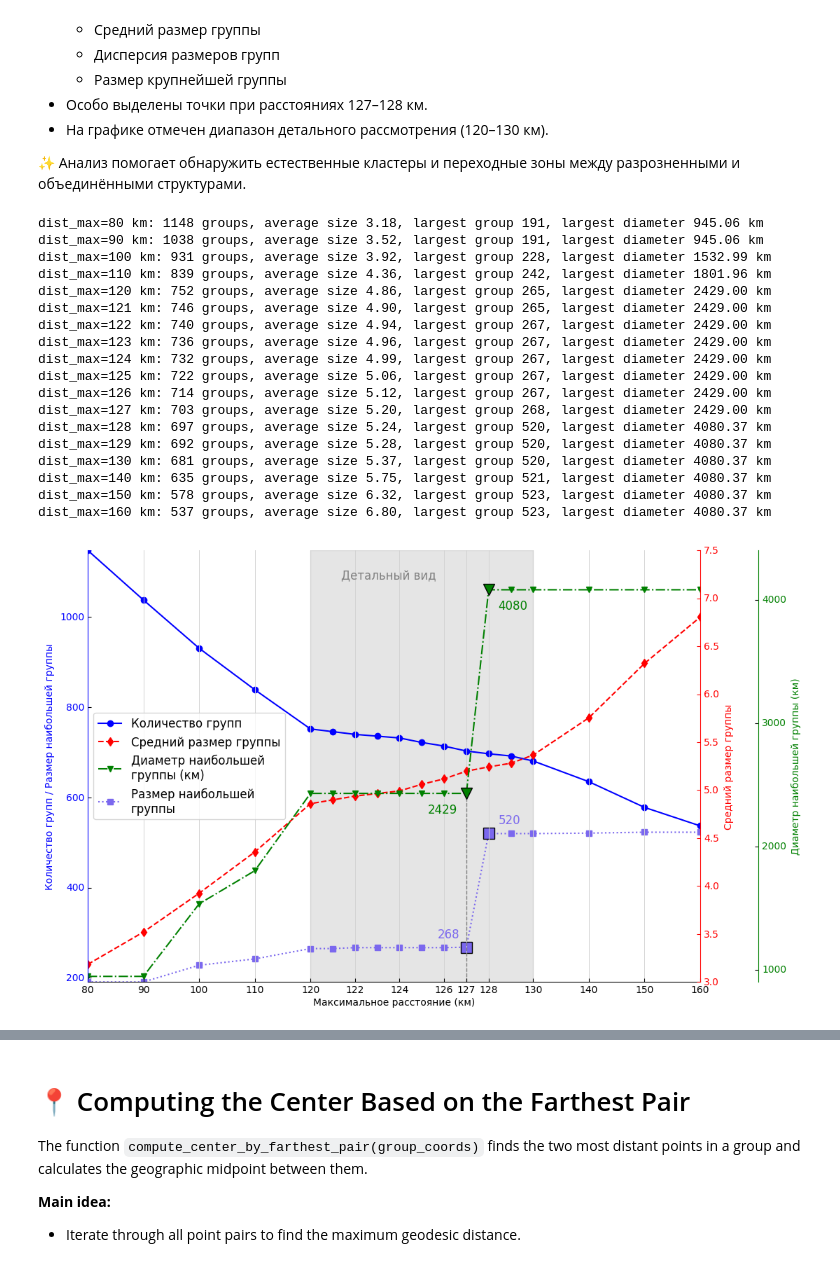
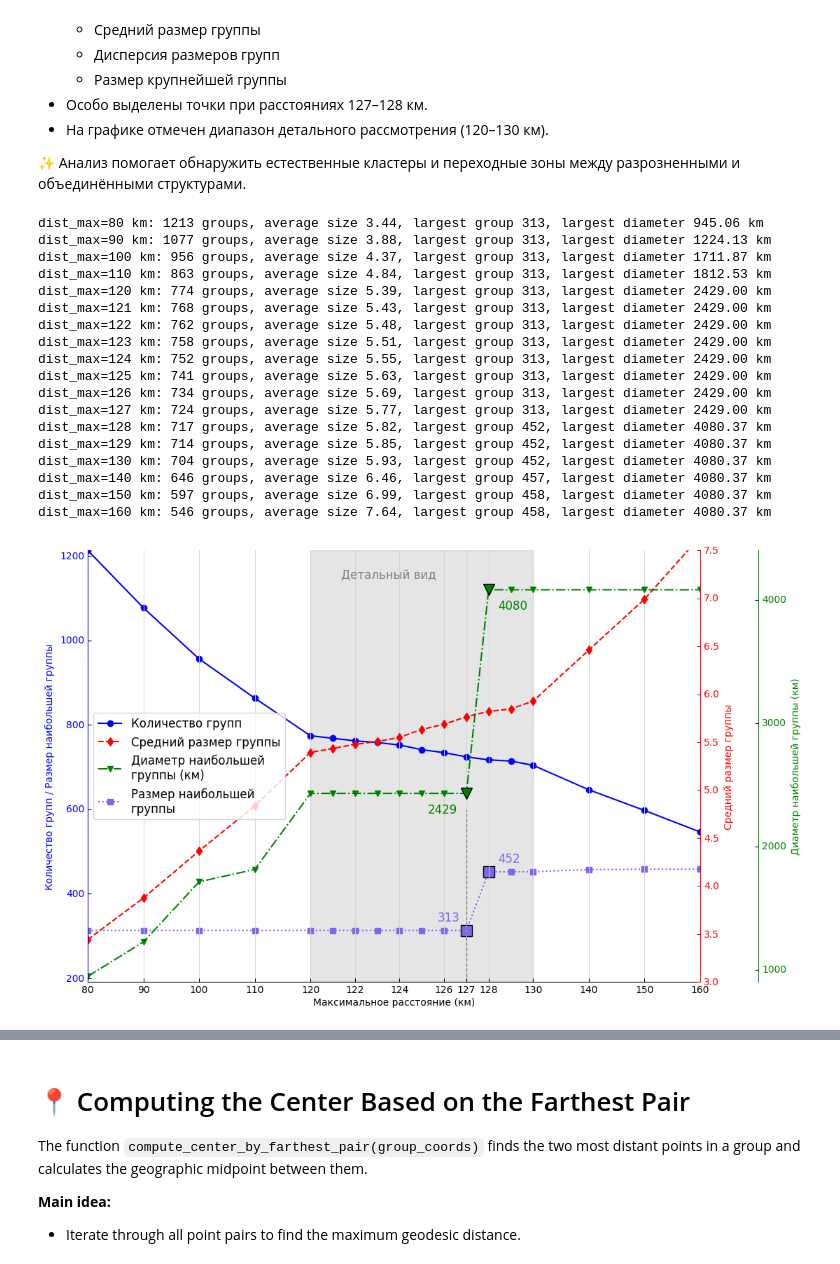
Before and after one commit to componavt/volcano_wikidata, a Jupyter notebook: src/volcano_earthquake_clustering.ipynb, the cells around one changed output, grey strips where cells are left out. Cells and saved outputs as stored; diff of their text form; code cells hidden in the pictures.

```diff
--- a/src/volcano_earthquake_clustering.ipynb
+++ b/src/volcano_earthquake_clustering.ipynb
@@ -19,8 +19,8 @@ For the program to work, you need two CSV files generated using SPARQL queries:
 # Input parameters
 LANGUAGE = 'ru'  # 'en' or 'ru'
 
-f_volcano = "volcanoes_2023.csv"
-f_earthquake = "earthquakes_2023.csv"
+f_volcano = "volcanoes_2025.csv"
+f_earthquake = "earthquakes_2025.csv"
 
 # --- Distance thresholds to explore ---
 # dist_max = 100  # maximum distance (km) between volcano and earthquake to draw a line
@@ -172,15 +172,15 @@ volcano_coords = []
 earthquake_coords = []
 
 # Read volcanoes
-with open("volcanoes_2023.csv", encoding='utf-8', newline='') as csvfile:
-    reader = csv.DictReader(csvfile, delimiter=";")
+with open(f_volcano, encoding='utf-8', newline='') as csvfile:
+    reader = csv.DictReader(csvfile, delimiter=",")
     for row in reader:
         coord = parse_coords(row['location'])
         volcano_coords.append(coord)
 
 # Read earthquakes
-with open("earthquakes_2023.csv", encoding='utf-8', newline='') as csvfile:
-    reader = csv.DictReader(csvfile, delimiter=";")
+with open(f_earthquake, encoding='utf-8', newline='') as csvfile:
+    reader = csv.DictReader(csvfile, delimiter=",")
     for row in reader:
         coord = parse_coords(row['location'])
         earthquake_coords.append(coord)
@@ -351,52 +351,52 @@ for tick in selected_xticks:
         host.axvline(x=real_to_new_x[tick], color='lightgrey', linestyle='-', linewidth=0.7)
 
 # Draw a short custom vertical line at x=127
 if 127 in real_to_new_x:
     host.plot([real_to_new_x[127], real_to_new_x[127]], [191, 600],
               color='grey', linestyle='--', linewidth=1)
 
 # Legend
 lines = [p1, p3, p4, p2]
 #labels = [l.get_label() for l in lines]
 #labels = [p1.get_label(), p3.get_label(), "Largest Group\nDiameter (km)", p2.get_label()]
 labels = [
     tr("Number of Groups", "Количество групп"),
     tr("Average Group Size", "Средний размер группы"),
     tr("Largest Group\nDiameter (km)", "Диаметр наибольшей\nгруппы (км)"),
     tr("Largest Group Size", "Размер наибольшей\nгруппы")
 ]
 host.legend(lines, labels, loc='center left', fontsize=12) # loc='lower right'
 
 # Hide top and right spines to remove horizontal frame lines
 for spine in host.spines.values():
     spine.set_visible(False)
 
 # Title
 #plt.title(tr('Clustering of Volcanoes and Earthquakes vs Distance Threshold',
 #             'Кластеризация вулканов и землетрясений в зависимости от расстояния'),
 #          fontsize=16)
 # plt.grid(True)
 plt.show()
 # %% [output]
-dist_max=80 km: 1148 groups, average size 3.18, largest group 191, largest diameter 945.06 km
-dist_max=90 km: 1038 groups, average size 3.52, largest group 191, largest diameter 945.06 km
-dist_max=100 km: 931 groups, average size 3.92, largest group 228, largest diameter 1532.99 km
-dist_max=110 km: 839 groups, average size 4.36, largest group 242, largest diameter 1801.96 km
-dist_max=120 km: 752 groups, average size 4.86, largest group 265, largest diameter 2429.00 km
-dist_max=121 km: 746 groups, average size 4.90, largest group 265, largest diameter 2429.00 km
-dist_max=122 km: 740 groups, average size 4.94, largest group 267, largest diameter 2429.00 km
-dist_max=123 km: 736 groups, average size 4.96, largest group 267, largest diameter 2429.00 km
-dist_max=124 km: 732 groups, average size 4.99, largest group 267, largest diameter 2429.00 km
-dist_max=125 km: 722 groups, average size 5.06, largest group 267, largest diameter 2429.00 km
-dist_max=126 km: 714 groups, average size 5.12, largest group 267, largest diameter 2429.00 km
-dist_max=127 km: 703 groups, average size 5.20, largest group 268, largest diameter 2429.00 km
-dist_max=128 km: 697 groups, average size 5.24, largest group 520, largest diameter 4080.37 km
-dist_max=129 km: 692 groups, average size 5.28, largest group 520, largest diameter 4080.37 km
-dist_max=130 km: 681 groups, average size 5.37, largest group 520, largest diameter 4080.37 km
-dist_max=140 km: 635 groups, average size 5.75, largest group 521, largest diameter 4080.37 km
-dist_max=150 km: 578 groups, average size 6.32, largest group 523, largest diameter 4080.37 km
-dist_max=160 km: 537 groups, average size 6.80, largest group 523, largest diameter 4080.37 km
+dist_max=80 km: 1213 groups, average size 3.44, largest group 313, largest diameter 945.06 km
+dist_max=90 km: 1077 groups, average size 3.88, largest group 313, largest diameter 1224.13 km
+dist_max=100 km: 956 groups, average size 4.37, largest group 313, largest diameter 1711.87 km
+dist_max=110 km: 863 groups, average size 4.84, largest group 313, largest diameter 1812.53 km
+dist_max=120 km: 774 groups, average size 5.39, largest group 313, largest diameter 2429.00 km
+dist_max=121 km: 768 groups, average size 5.43, largest group 313, largest diameter 2429.00 km
+dist_max=122 km: 762 groups, average size 5.48, largest group 313, largest diameter 2429.00 km
+dist_max=123 km: 758 groups, average size 5.51, largest group 313, largest diameter 2429.00 km
+dist_max=124 km: 752 groups, average size 5.55, largest group 313, largest diameter 2429.00 km
+dist_max=125 km: 741 groups, average size 5.63, largest group 313, largest diameter 2429.00 km
+dist_max=126 km: 734 groups, average size 5.69, largest group 313, largest diameter 2429.00 km
+dist_max=127 km: 724 groups, average size 5.77, largest group 313, largest diameter 2429.00 km
+dist_max=128 km: 717 groups, average size 5.82, largest group 452, largest diameter 4080.37 km
+dist_max=129 km: 714 groups, average size 5.85, largest group 452, largest diameter 4080.37 km
+dist_max=130 km: 704 groups, average size 5.93, largest group 452, largest diameter 4080.37 km
+dist_max=140 km: 646 groups, average size 6.46, largest group 457, largest diameter 4080.37 km
+dist_max=150 km: 597 groups, average size 6.99, largest group 458, largest diameter 4080.37 km
+dist_max=160 km: 546 groups, average size 7.64, largest group 458, largest diameter 4080.37 km
-[figure, old version]
+[figure, new version]
 # %%
 # Анализ объединения групп при dist_max=127 и dist_max=128
 # Analyzing group merging at dist_max=127 and dist_max=128
```
Also changed, not shown: parts of 3 cells of this notebook.
